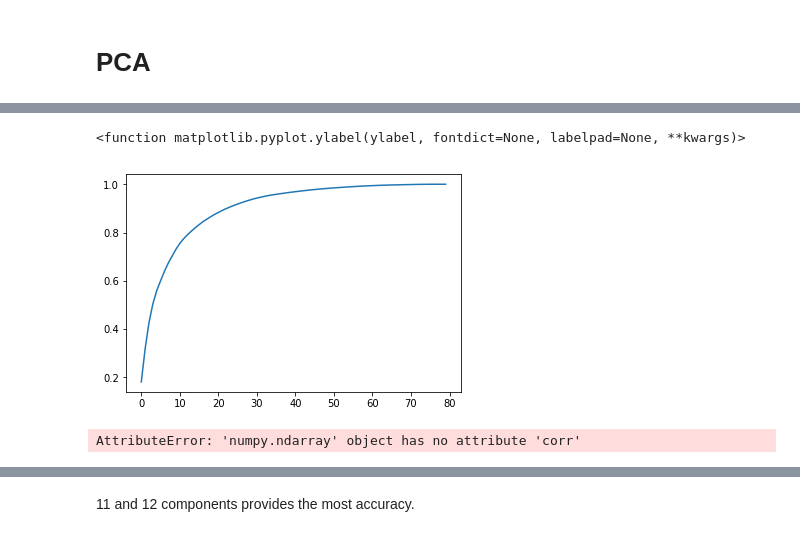
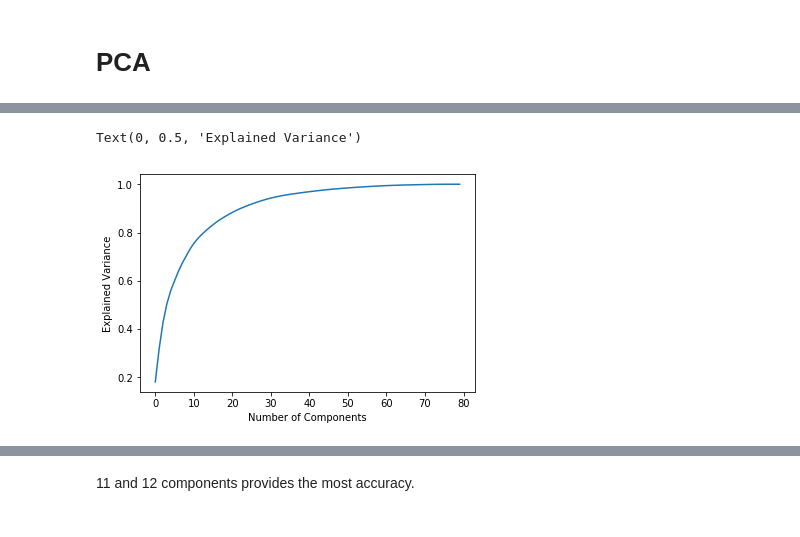
Before and after one commit to kahartman2/coffee_classification, a Jupyter notebook: Running_Models.ipynb, the cells around one changed output, grey strips where cells are left out. Drawn from its saved outputs; the diff is of its cells as text; code cells hidden in the pictures.

```diff
--- a/Running_Models.ipynb
+++ b/Running_Models.ipynb
@@ -464,21 +563,14 @@ sns.heatmap(X.corr(), center=0)
 # %%
-#choosing number of features to include
+#choosing number of features to include based on explained variable
 pca = PCA(80)
 pca_full = pca.fit(X)
 
 plt.plot(np.cumsum(pca_full.explained_variance_ratio_))
-plt.xlabel
-plt.ylabel
+plt.xlabel('Number of Components')
+plt.ylabel('Explained Variance')
 # %% [output]
-<function matplotlib.pyplot.ylabel(ylabel, fontdict=None, labelpad=None, **kwargs)>
+Text(0, 0.5, 'Explained Variance')
-[figure, old version]
+[figure, new version]
-# %%
-#correlation heatmap prior to PCA
-pca = PCA(n_components=20)
-principal_components = pca.fit_transform(X)
-sns.heatmap(pd.DataFrame(principal_components.corr()), center=0)
-# %% [output]
-AttributeError: 'numpy.ndarray' object has no attribute 'corr'
 # %%
 from sklearn.decomposition import PCA
 pca_1 = PCA(n_components=20)
```
Also changed, not shown: parts of 75 cells of this notebook, 2 other files.
